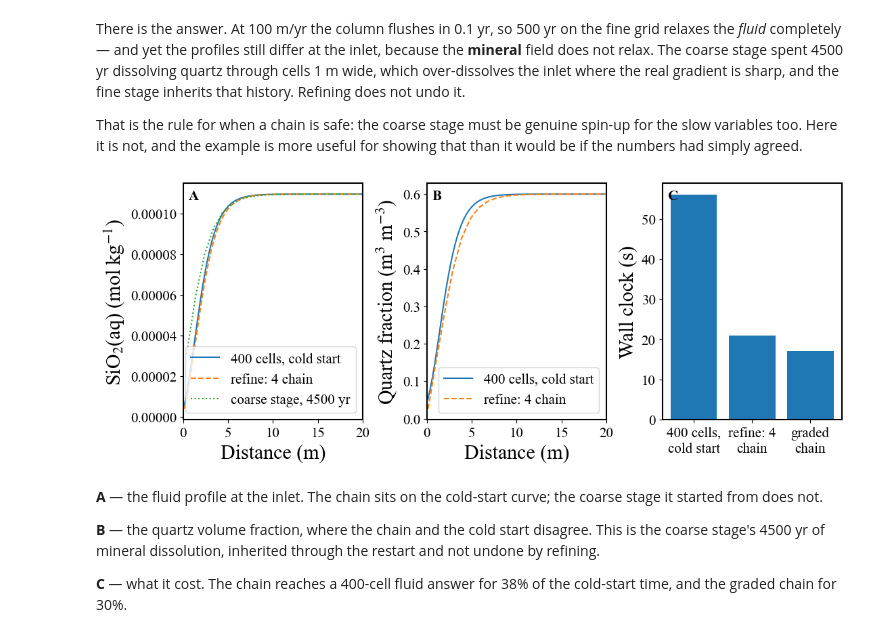
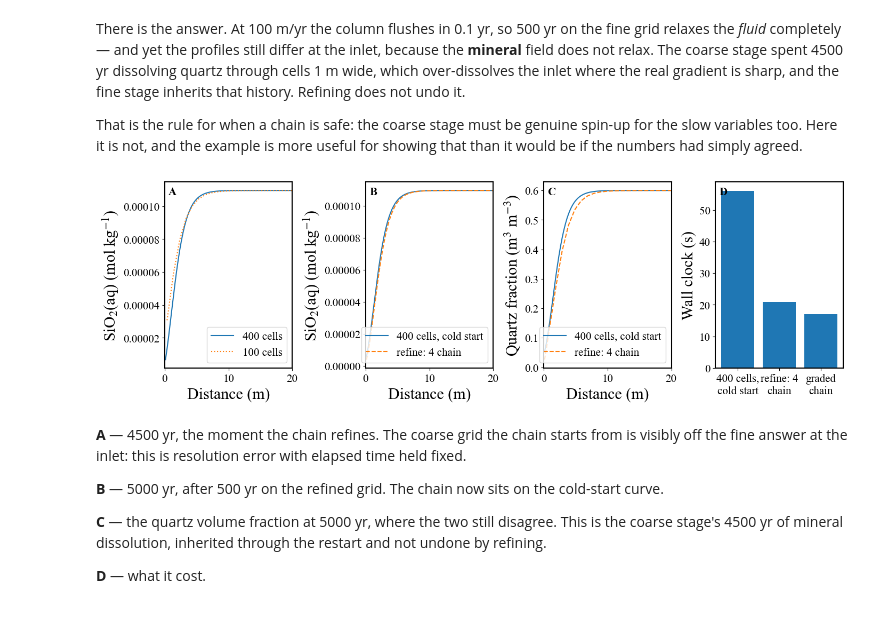
Before and after one commit to a-fotherby/Omphalos, a Jupyter notebook: omphalos/examples/grid_refinement_chain/grid_refinement_chain.ipynb, the cells around one changed output. Saved outputs shown, nothing was run; the diff lists cells and outputs as text; code cells hidden in the pictures.

```diff
--- a/omphalos/examples/grid_refinement_chain/grid_refinement_chain.ipynb
+++ b/omphalos/examples/grid_refinement_chain/grid_refinement_chain.ipynb
@@ -101,44 +127,53 @@ That is the rule for when a chain is safe: the coarse stage must be genuine spin
 variables too. Here it is not, and the example is more useful for showing that than it would be if
 the numbers had simply agreed.
 # %%
-fig, axes = plt.subplots(1, 3, figsize=(11, 4.2), constrained_layout=True)
+fig, axes = plt.subplots(1, 4, figsize=(14, 4.2), constrained_layout=True)
 
 inlet = 20.0
 
+# Each panel compares two profiles at the same simulated time.
 ax = axes[0]
-ax.plot(x_ref, si_ref, label='400 cells, cold start')
-ax.plot(x_chain, si_chain, linestyle='--', label='refine: 4 chain')
-ax.plot(x_coarse, si_coarse, linestyle=':', label='coarse stage, 4500 yr')
+ax.plot(x_ref45, si_ref45, label='400 cells')
+ax.plot(x_coarse, si_coarse, linestyle=':', label='100 cells')
 ax.set_xlim(0, inlet)
 ax.set_xlabel('Distance (m)')
 ax.set_ylabel('SiO$_2$(aq) (mol kg$^{-1}$)')
 ax.legend(loc='lower right')
 
 ax = axes[1]
+ax.plot(x_ref50, si_ref50, label='400 cells, cold start')
+ax.plot(x_chain, si_chain, linestyle='--', label='refine: 4 chain')
+ax.set_xlim(0, inlet)
+ax.set_xlabel('Distance (m)')
+ax.set_ylabel('SiO$_2$(aq) (mol kg$^{-1}$)')
+ax.legend(loc='lower right')
+
+ax = axes[2]
 ax.plot(q_ref[0], q_ref[1], label='400 cells, cold start')
 ax.plot(q_chain[0], q_chain[1], linestyle='--', label='refine: 4 chain')
 ax.set_xlim(0, inlet)
 ax.set_xlabel('Distance (m)')
 ax.set_ylabel('Quartz fraction (m$^3$ m$^{-3}$)')
 ax.legend(loc='lower right')
 
-ax = axes[2]
+ax = axes[3]
 ax.bar(list(WALL_CLOCK), list(WALL_CLOCK.values()))
 ax.set_ylabel('Wall clock (s)')
 
-for ax, letter in zip(axes, 'ABC'):
+for ax, letter in zip(axes, 'ABCD'):
     ax.text(0.03, 0.97, letter, transform=ax.transAxes, fontweight='bold',
             va='top', ha='left')
 
 fig.savefig('grid_refinement_chain.png', dpi=200)
 # %% [output]
-[figure, old version]
+[figure, new version]
 # %% [markdown]
-**A** — the fluid profile at the inlet. The chain sits on the cold-start curve; the coarse stage it
-started from does not.
+**A** — 4500 yr, the moment the chain refines. The coarse grid the chain starts from is visibly off
+the fine answer at the inlet: this is resolution error with elapsed time held fixed.
 
-**B** — the quartz volume fraction, where the chain and the cold start disagree. This is the coarse
+**B** — 5000 yr, after 500 yr on the refined grid. The chain now sits on the cold-start curve.
+
+**C** — the quartz volume fraction at 5000 yr, where the two still disagree. This is the coarse
 stage's 4500 yr of mineral dissolution, inherited through the restart and not undone by refining.
 
-**C** — what it cost. The chain reaches a 400-cell fluid answer for 38% of the cold-start time, and
-the graded chain for 30%.
+**D** — what it cost.
```
Also changed, not shown: parts of 5 cells of this notebook, 2 other files.
